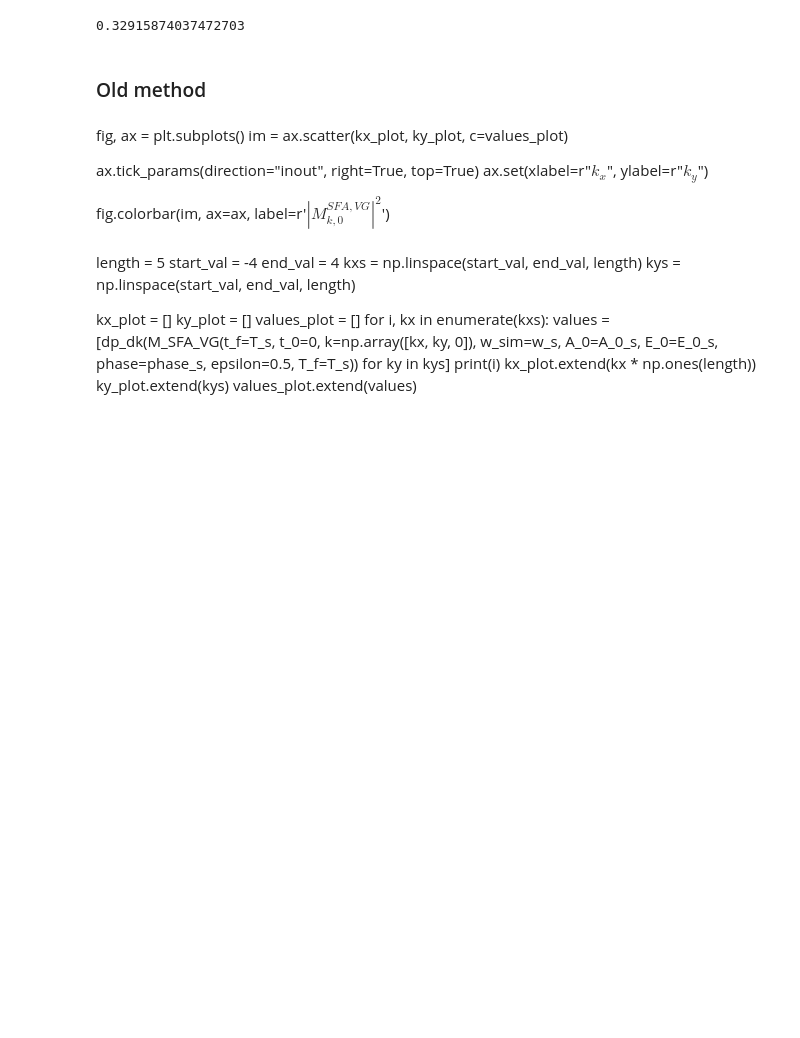
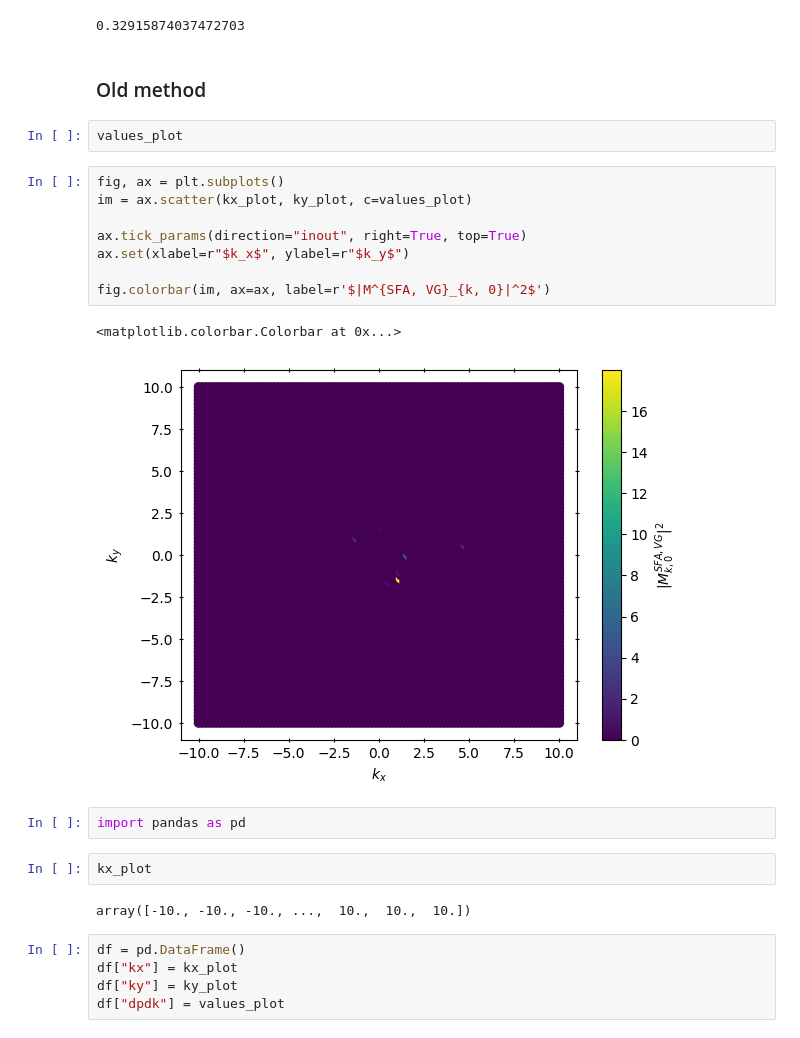
Before and after one commit to sewerininc/poetry_envs, a Jupyter notebook: ultrafast_science/Sidste_afl2_mac_doku.ipynb, the cells around one changed output. Saved outputs shown, nothing was run; the diff lists cells and outputs as text; blank space fills up the shorter version.

```diff
--- a/ultrafast_science/Sidste_afl2_mac_doku.ipynb
+++ b/ultrafast_science/Sidste_afl2_mac_doku.ipynb
@@ -230,33 +261,29 @@ plt.show()
 A_0_s
 # %% [output]
 0.32915874037472703
-# %% [markdown]
-### Old method
-# %% [markdown]
-fig, ax = plt.subplots()
-im = ax.scatter(kx_plot, ky_plot, c=values_plot)
-
-ax.tick_params(direction="inout", right=True, top=True)
-ax.set(xlabel=r"$k_x$", ylabel=r"$k_y$")
-
-fig.colorbar(im, ax=ax, label=r'$|M^{SFA, VG}_{k, 0}|^2$')
-# %% [markdown]
-length = 5
-start_val = -4
-end_val = 4
-kxs = np.linspace(start_val, end_val, length)
-kys = np.linspace(start_val, end_val, length)
-
-
-
-kx_plot = []
-ky_plot = []
-values_plot = []
-for i, kx in enumerate(kxs):
-    values = [dp_dk(M_SFA_VG(t_f=T_s, t_0=0, k=np.array([kx, ky, 0]), w_sim=w_s, A_0=A_0_s, E_0=E_0_s,
-                       phase=phase_s,
-                       epsilon=0.5, T_f=T_s)) for ky in kys]
-    print(i)
-    kx_plot.extend(kx * np.ones(length))
-    ky_plot.extend(kys)
-    values_plot.extend(values)
+# %% [markdown]
+### Old method
+# %%
+values_plot
+# %%
+fig, ax = plt.subplots()
+im = ax.scatter(kx_plot, ky_plot, c=values_plot)
+
+ax.tick_params(direction="inout", right=True, top=True)
+ax.set(xlabel=r"$k_x$", ylabel=r"$k_y$")
+
+fig.colorbar(im, ax=ax, label=r'$|M^{SFA, VG}_{k, 0}|^2$')
+# %% [output]
+<matplotlib.colorbar.Colorbar at 0x...>
+[figure, added]
+# %%
+import pandas as pd
+# %%
+kx_plot
+# %% [output]
+array([-10., -10., -10., ...,  10.,  10.,  10.])
+# %%
+df = pd.DataFrame()
+df["kx"] = kx_plot
+df["ky"] = ky_plot
+df["dpdk"] = values_plot
```
Also changed, not shown: parts of 8 cells of this notebook, 1 other file.
